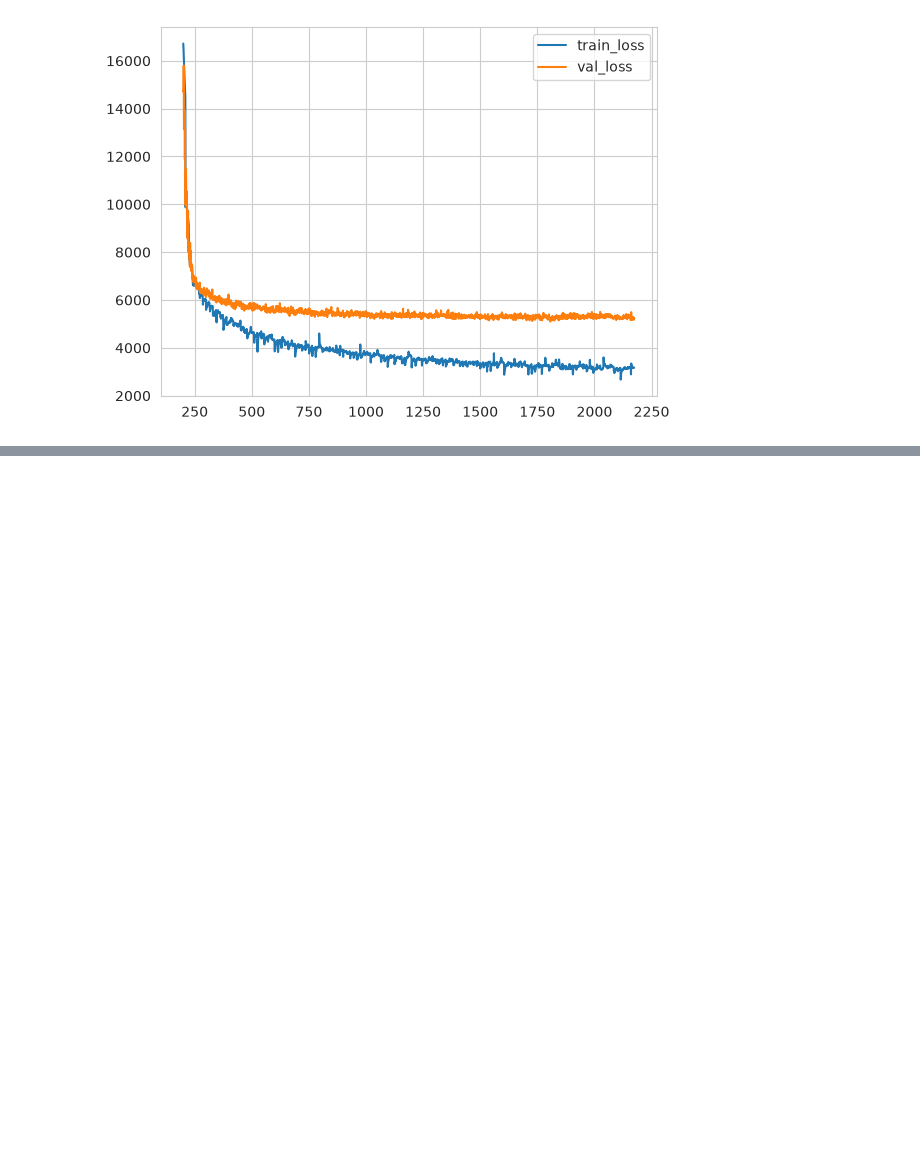
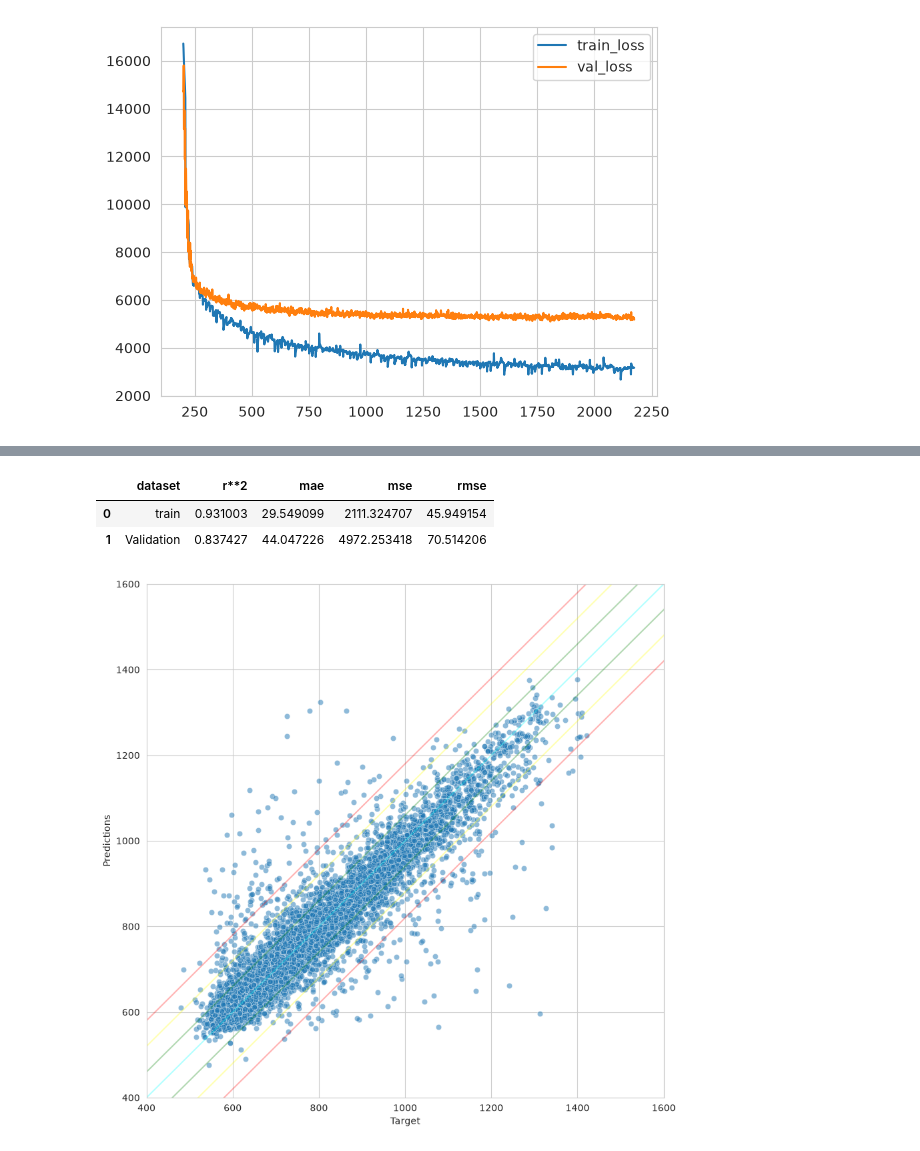
Before and after one commit to brosilato/HPLC_RT_PRED, a Jupyter notebook: notebooks/NB004_Train_MLP_FP.ipynb, the cells around one changed output, grey strips where cells are left out. Cells and saved outputs as stored; diff of their text form; code cells hidden in the pictures; blank space fills up the shorter version.

Commit message:
trained a slightly larger and deeper MLP

```diff
--- a/notebooks/NB004_Train_MLP_FP.ipynb
+++ b/notebooks/NB004_Train_MLP_FP.ipynb
@@ -488,0 +491,9 @@ history.loc[200:,['train_loss','val_loss']].plot()
+# %%
+large_mlp_model = ComplexMultilayerPerceptron(
+        num_features=train_data.X.shape[1],
+        encoder_hidden_layers_dim=[128, 64, 64, 64],
+        processer_hidden_layers_dim=[32,16],
+        output_dim=1,
+        dropout_prob=0.0,
+        activation="relu",
+    )
@@ -488,0 +532,25 @@ history.loc[200:,['train_loss','val_loss']].plot()
+# %%
+checkpoint = torch.load(SAVED_MULTILAYER_PERCEPTRON_MODEL_PATH / "large_multilayer_perceptron_rdkit_pipeline_2026_07_03_v0.pt")
+large_mlp_model.load_state_dict(checkpoint["model_state_dict"])
+large_mlp_model_evaluations = evaluate_pytorch_regressor(
+        model=large_mlp_model,dataloaders=datasets, scores=scores
+    )
+large_mlp_model_evaluations
+# %% [output]
+|  | dataset | r**2 | mae | mse | rmse |
+| 0 | train | 0.931003 | 29.549099 | 2111.324707 | 45.949154 |
+| 1 | Validation | 0.837427 | 44.047226 | 4972.253418 | 70.514206 |
+# %%
+device = 'cpu'
+final_mlp_model.eval()
+with torch.no_grad():
+    y_val_pred = []
+    for inputs, targets in val_loader:
+        inputs, targets = inputs.to(device), targets.to(device)
+        outputs = large_mlp_model(inputs)
+        y_val_pred.extend(outputs.cpu().numpy())
+y_val_pred = np.array(y_val_pred).reshape(-1)
+# %%
+my_fig = plot_results(y_val_ret, y_val_pred)
+# %% [output]
+[figure, added]
```
Also changed, not shown: parts of 4 cells of this notebook, 1 other file.
